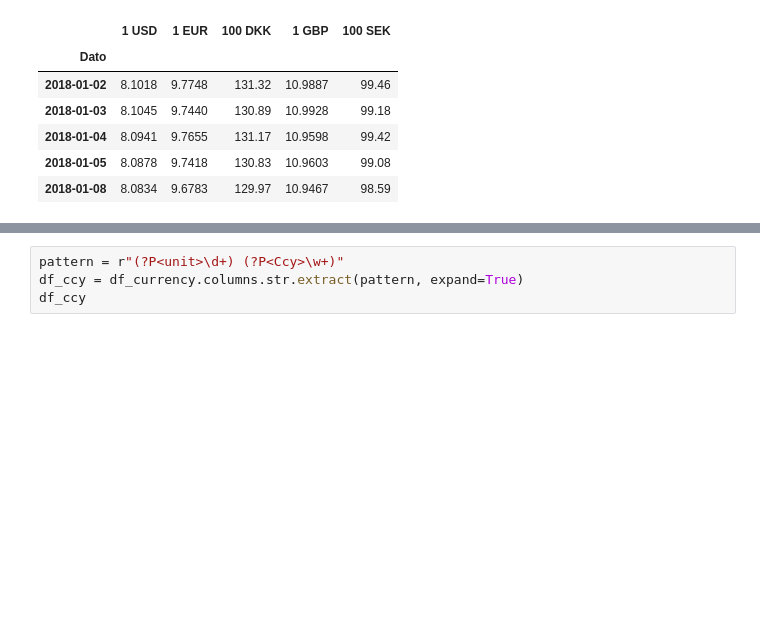
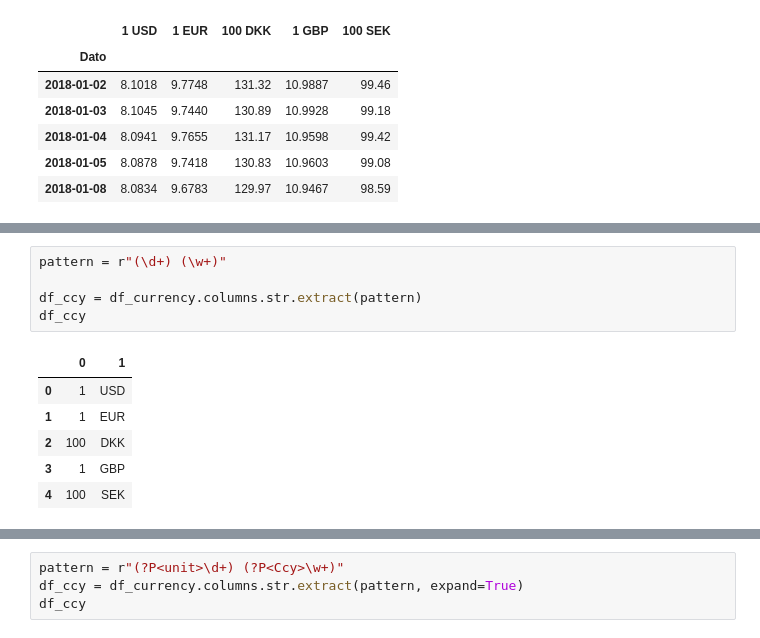
Before and after one commit to Retraze/course-kontali-2023, a Jupyter notebook: pandas notebooks/kontali - dataset exercise.ipynb, the cells around one changed output, grey strips where cells are left out. Cells and saved outputs as stored; diff of their text form; blank space fills up the shorter version.

```diff
--- a/pandas notebooks/kontali - dataset exercise.ipynb
+++ b/pandas notebooks/kontali - dataset exercise.ipynb
@@ -64,0 +94,12 @@ df_currency.head()
+# %%
+pattern = r"(\d+) (\w+)"
+
+df_ccy = df_currency.columns.str.extract(pattern)
+df_ccy
+# %% [output]
+|  | 0 | 1 |
+| 0 | 1 | USD |
+| 1 | 1 | EUR |
+| 2 | 100 | DKK |
+| 3 | 1 | GBP |
+| 4 | 100 | SEK |
```
Also changed, not shown: parts of 4 cells of this notebook.
